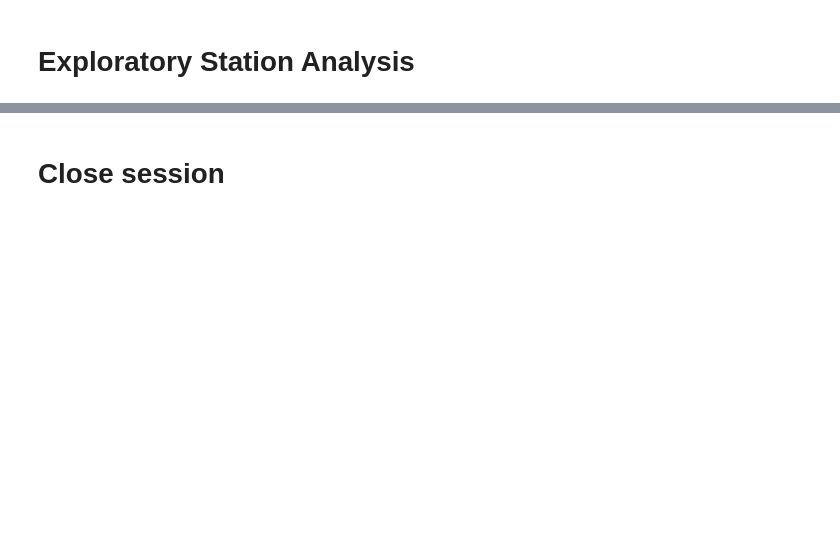
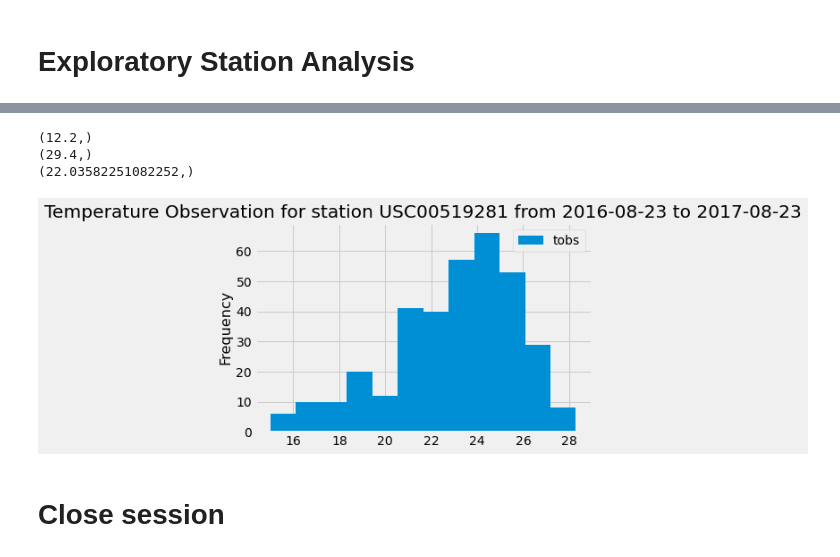
Before and after one commit to RHockley/sqlalchemy-challenge, a Jupyter notebook: Notebooks/climate_starter.ipynb, the cells around one changed output, grey strips where cells are left out. Cells and saved outputs as stored; diff of their text form; code cells hidden in the pictures; blank space fills up the shorter version.

```diff
--- a/Notebooks/climate_starter.ipynb
+++ b/Notebooks/climate_starter.ipynb
@@ -99,3 +157,44 @@ last_date = session.query(func.max(Measurement.date)).scalar()
+# %%
+# Using the most active station id from the previous query, calculate the lowest, highest, and average temperature.
+lowest_temp = engine.execute('SELECT min(tobs) FROM Measurement GROUP BY station HAVING COUNT(*) > 1 ORDER BY count(station) desc LIMIT 1')
+for lowest in lowest_temp:
+    print(lowest)
+
+highest_temp = engine.execute('SELECT max(tobs) FROM Measurement GROUP BY station HAVING COUNT(*) > 1 ORDER BY count(station) desc LIMIT 1')
+for highest in highest_temp:
+    print(highest)
+
+avg_temp = engine.execute('SELECT avg(tobs) FROM Measurement GROUP BY station HAVING COUNT(*) > 1 ORDER BY count(station) desc LIMIT 1')
+for avg in avg_temp:
+    print(avg)
+# %% [output]
+(12.2,)
+(29.4,)
+(22.03582251082252,)
+# %%
+# Using the most active station id
+# Query the last 12 months of temperature observation data for this station and plot the results as a histogram
+most_active_station_tobs = session.query(Measurement.tobs, Measurement.date).\
+    filter(Measurement.station == "USC00519281", Measurement.date >=year_ago, Measurement.date <= last_date).all()
+
+last_year_station_climate_df = pd.DataFrame(most_active_station_tobs, columns=['tobs','date']).sort_values(by='date')
+last_year_station_climate_df.set_index('date', inplace=True)
+last_year_station_climate_df.head(12)
+
+tobs = [temp[0] for temp in most_active_station_tobs]
+
+#plot using 12 bins
+plt.hist(tobs, bins=12)
+plt.title(f"Temperature Observation for station USC00519281 from {year_ago} to {last_date}")
+plt.ylabel('Frequency', fontsize=16)
+labels = ['tobs']
+
+plt.legend(labels)
+
+plt.savefig(f'Temperature Observation for station USC00519281 from {year_ago} to {last_date}')
+plt.show()
+# %% [output]
+[figure, added]
 # %% [markdown]
 # Close session
 # %%
```
Also changed, not shown: parts of 14 cells of this notebook, 5 other files.
